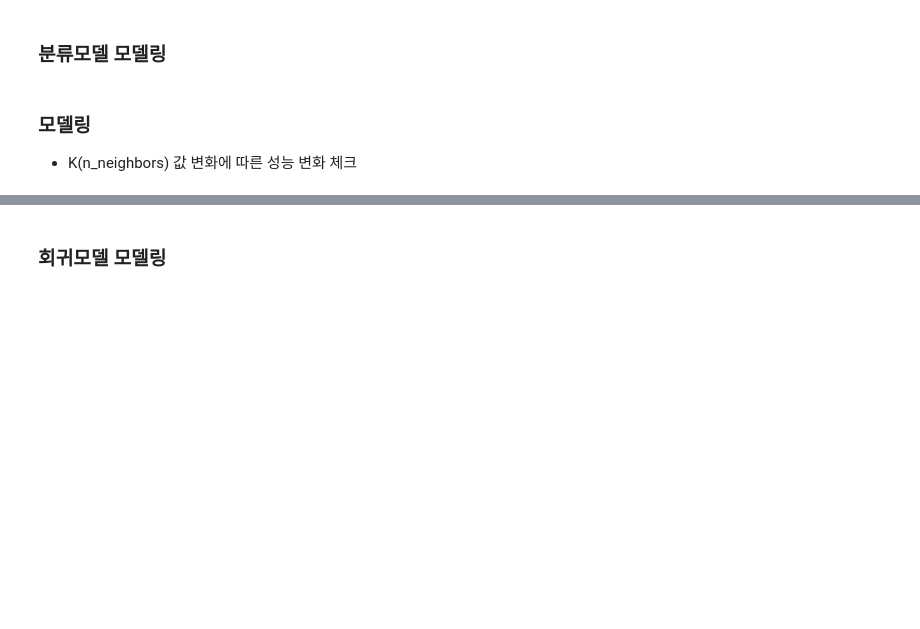
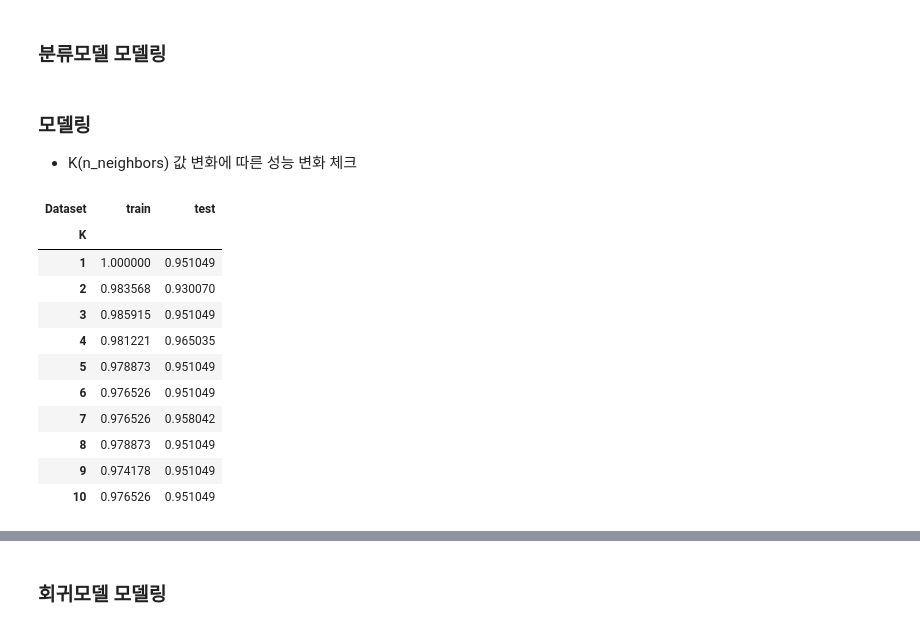
Before and after one commit to kgmyhGit/SKN06, a Jupyter notebook: 08_machine_learning/08_지도학습_최근접이웃.ipynb, the cells around one changed output, grey strips where cells are left out. Drawn from its saved outputs; the diff is of its cells as text; code cells hidden in the pictures; blank space fills up the shorter version.

```diff
--- a/08_machine_learning/08_지도학습_최근접이웃.ipynb
+++ b/08_machine_learning/08_지도학습_최근접이웃.ipynb
@@ -87,0 +103,21 @@ X_test_scaled = scaler.transform(X_test)
+# %%
+import pandas as pd
+df = pd.DataFrame({
+    "train":train_acc_list,
+    "test":test_acc_list
+}, index=k_list)
+df.rename_axis(index="K", columns="Dataset", inplace=True)
+df
+# %% [output]
+| Dataset | train | test |
+| K |  |  |
+| 1 | 1.000000 | 0.951049 |
+| 2 | 0.983568 | 0.930070 |
+| 3 | 0.985915 | 0.951049 |
+| 4 | 0.981221 | 0.965035 |
+| 5 | 0.978873 | 0.951049 |
+| 6 | 0.976526 | 0.951049 |
+| 7 | 0.976526 | 0.958042 |
+| 8 | 0.978873 | 0.951049 |
+| 9 | 0.974178 | 0.951049 |
+| 10 | 0.976526 | 0.951049 |
```
Also changed, not shown: parts of 9 cells of this notebook, 4 other files.
